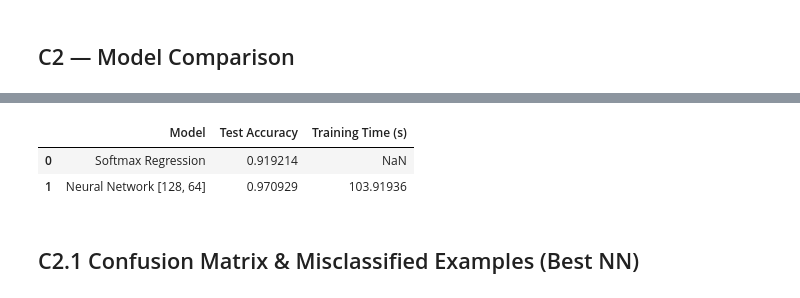
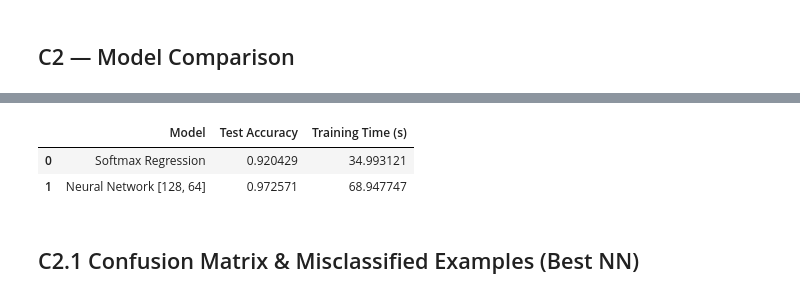
Before and after one commit to habibarezq/ML-Assignments-25, a Jupyter notebook: Assignment-2/notebooks/comprehensive_Analysis.ipynb, the cells around one changed output, grey strips where cells are left out. Cells and saved outputs as stored; diff of their text form; code cells hidden in the pictures.

```diff
--- a/Assignment-2/notebooks/comprehensive_Analysis.ipynb
+++ b/Assignment-2/notebooks/comprehensive_Analysis.ipynb
@@ -232,7 +232,9 @@ Epoch 20/20 Train Loss: 0.0137 Train Acc: 0.9979 Val Loss: 0.0891 Val Acc: 0.974
 # %%
 # Softmax Regression (multiclass)
 soft_model = SoftmaxRegression(input_dim=784, num_classes=10, learning_rate=0.1,max_epochs=50)
+start_soft=time.time()
 soft_model.fit(train_loader, val_loader)
+soft_time = time.time() - start_soft
 # val_loss_soft, val_acc_soft = soft_model.evaluate(val_loader)
 # print("Softmax val acc:", val_acc_soft)
 
@@ -273,7 +275,7 @@ print('NN test acc:', nn_test_acc)
 
 # Summary table
 comparison = pd.DataFrame([
-    {'Model': 'Softmax Regression', 'Test Accuracy': float(soft_test_acc), 'Training Time (s)': float('nan')},
+    {'Model': 'Softmax Regression', 'Test Accuracy': float(soft_test_acc), 'Training Time (s)': soft_time},
     {'Model': f'Neural Network {best_hidden}', 'Test Accuracy': float(nn_test_acc), 'Training Time (s)': nn_time}
 ])
 comparison
@@ -298,6 +300,6 @@ NN test acc: 0.9709285714285715
 |  | Model | Test Accuracy | Training Time (s) |
-| 0 | Softmax Regression | 0.919214 | NaN |
-| 1 | Neural Network [128, 64] | 0.970929 | 103.91936 |
+| 0 | Softmax Regression | 0.920429 | 34.993121 |
+| 1 | Neural Network [128, 64] | 0.972571 | 68.947747 |
 # %% [markdown]
 ## C2.1 Confusion Matrix & Misclassified Examples (Best NN)
 # %%
```
Also changed, not shown: parts of 8 cells of this notebook.
